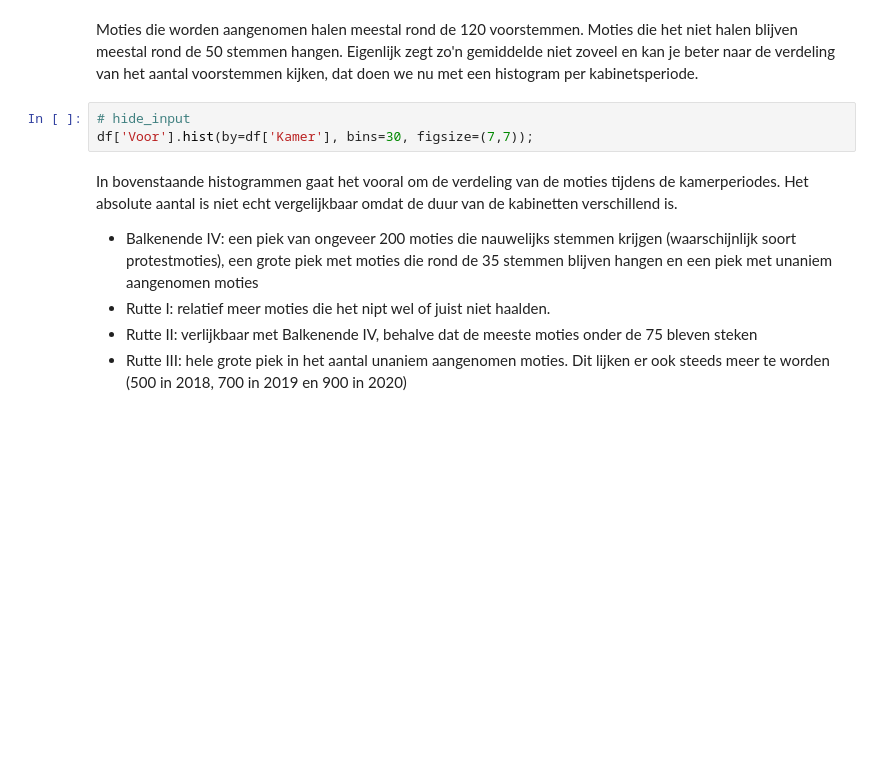
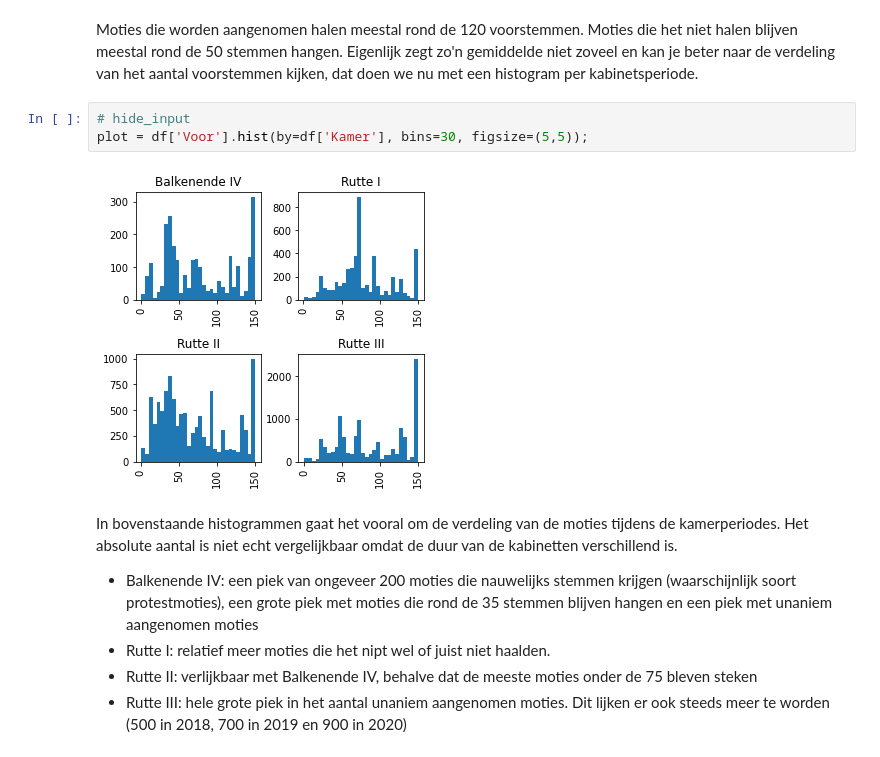
Before and after one commit to jvanelteren/blog_archived, a Jupyter notebook: _notebooks/2021-02-20-kamermotiesEDA.ipynb, the cells around one changed output. Cells and saved outputs as stored; diff of their text form; blank space fills up the shorter version.

```diff
--- a/_notebooks/2021-02-20-kamermotiesEDA.ipynb
+++ b/_notebooks/2021-02-20-kamermotiesEDA.ipynb
@@ -225,7 +225,9 @@ chart
 Moties die worden aangenomen halen meestal rond de 120 voorstemmen. Moties die het niet halen blijven meestal rond de 50 stemmen hangen. Eigenlijk zegt zo'n gemiddelde niet zoveel en kan je beter naar de verdeling van het aantal voorstemmen kijken, dat doen we nu met een histogram per kabinetsperiode.
 # %%
 # hide_input
-df['Voor'].hist(by=df['Kamer'], bins=30, figsize=(7,7));
+plot = df['Voor'].hist(by=df['Kamer'], bins=30, figsize=(5,5));
+# %% [output]
+[figure, added]
 # %% [markdown]
 In bovenstaande histogrammen gaat het vooral om de verdeling van de moties tijdens de kamerperiodes. Het absolute aantal is niet echt vergelijkbaar omdat de duur van de kabinetten verschillend is.
 * Balkenende IV: een piek van ongeveer 200 moties die nauwelijks stemmen krijgen (waarschijnlijk soort protestmoties), een grote piek met moties die rond de 35 stemmen blijven hangen en een piek met unaniem aangenomen moties
```
Also changed, not shown: parts of 9 cells of this notebook.
